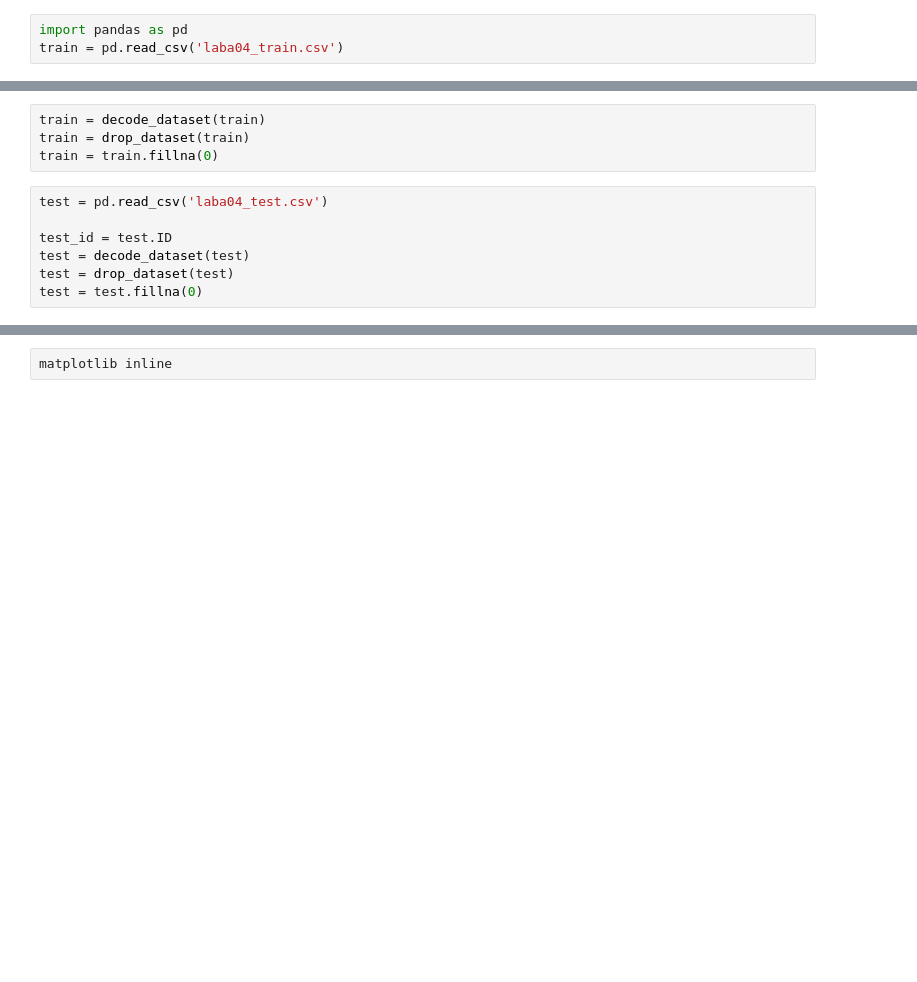
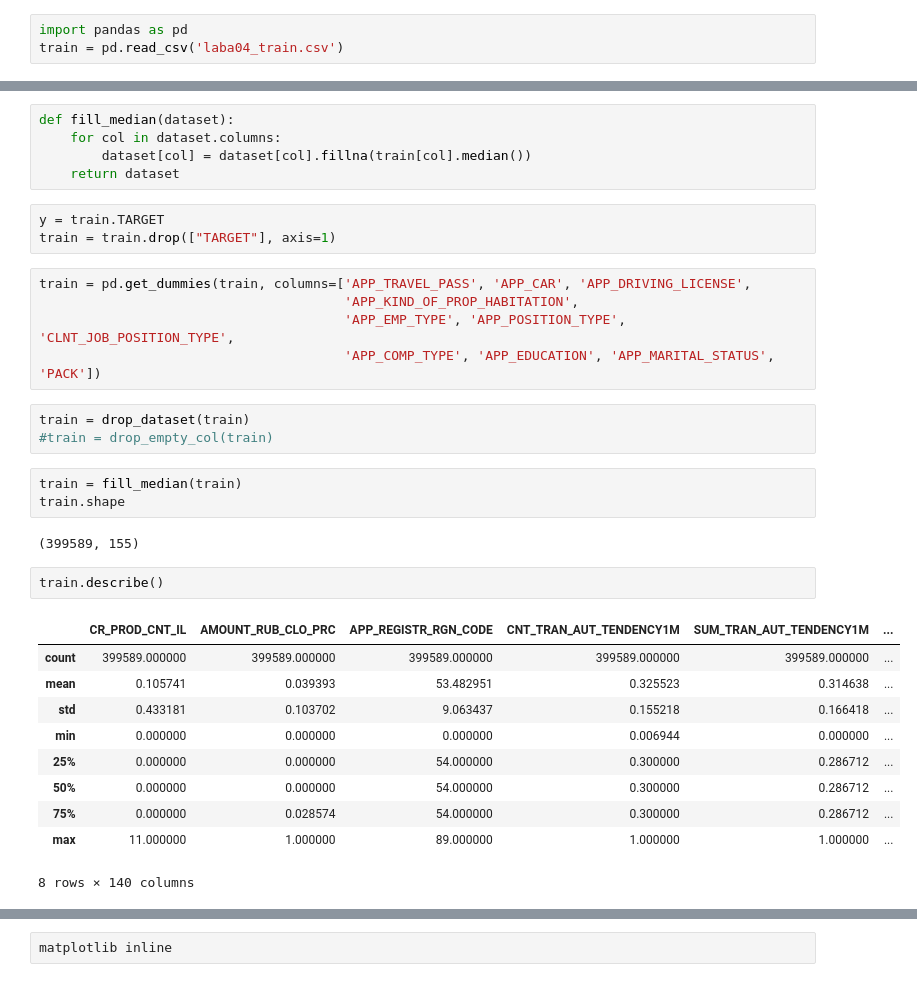
Before and after one commit to ssvRuby/npl, a Jupyter notebook: labs/lab04/outflow.ipynb, the cells around one changed output, grey strips where cells are left out. Drawn from its saved outputs; the diff is of its cells as text; blank space fills up the shorter version.

```diff
--- a/labs/lab04/outflow.ipynb
+++ b/labs/lab04/outflow.ipynb
@@ -43,11 +27,34 @@ def drop_dataset(dataset, with_set_01=True):
+# %%
+def fill_median(dataset):
+    for col in dataset.columns:
+        dataset[col] = dataset[col].fillna(train[col].median())
+    return dataset
+# %%
+y = train.TARGET
+train = train.drop(["TARGET"], axis=1)
+# %%
+train = pd.get_dummies(train, columns=['APP_TRAVEL_PASS', 'APP_CAR', 'APP_DRIVING_LICENSE',
+                                       'APP_KIND_OF_PROP_HABITATION',
+                                       'APP_EMP_TYPE', 'APP_POSITION_TYPE', 'CLNT_JOB_POSITION_TYPE',
+                                       'APP_COMP_TYPE', 'APP_EDUCATION', 'APP_MARITAL_STATUS', 'PACK'])
 # %%
-train = decode_dataset(train)
 train = drop_dataset(train)
-train = train.fillna(0)
+#train = drop_empty_col(train)
-# %%
-test = pd.read_csv('laba04_test.csv')
-
-test_id = test.ID
-test = decode_dataset(test)
-test = drop_dataset(test)
-test = test.fillna(0)
+# %%
+train = fill_median(train)
+train.shape
+# %% [output]
+(399589, 155)
+# %%
+train.describe()
+# %% [output]
+|  | CR_PROD_CNT_IL | AMOUNT_RUB_CLO_PRC | APP_REGISTR_RGN_CODE | CNT_TRAN_AUT_TENDENCY1M | SUM_TRAN_AUT_TENDENCY1M | ... |
+| count | 399589.000000 | 399589.000000 | 399589.000000 | 399589.000000 | 399589.000000 | ... |
+| mean | 0.105741 | 0.039393 | 53.482951 | 0.325523 | 0.314638 | ... |
+| std | 0.433181 | 0.103702 | 9.063437 | 0.155218 | 0.166418 | ... |
+| min | 0.000000 | 0.000000 | 0.000000 | 0.006944 | 0.000000 | ... |
+| 25% | 0.000000 | 0.000000 | 54.000000 | 0.300000 | 0.286712 | ... |
+| 50% | 0.000000 | 0.000000 | 54.000000 | 0.300000 | 0.286712 | ... |
+| 75% | 0.000000 | 0.028574 | 54.000000 | 0.300000 | 0.286712 | ... |
+| max | 11.000000 | 1.000000 | 89.000000 | 1.000000 | 1.000000 | ... |
+8 rows × 140 columns
```
Also changed, not shown: parts of 26 cells of this notebook, 3 other files.
